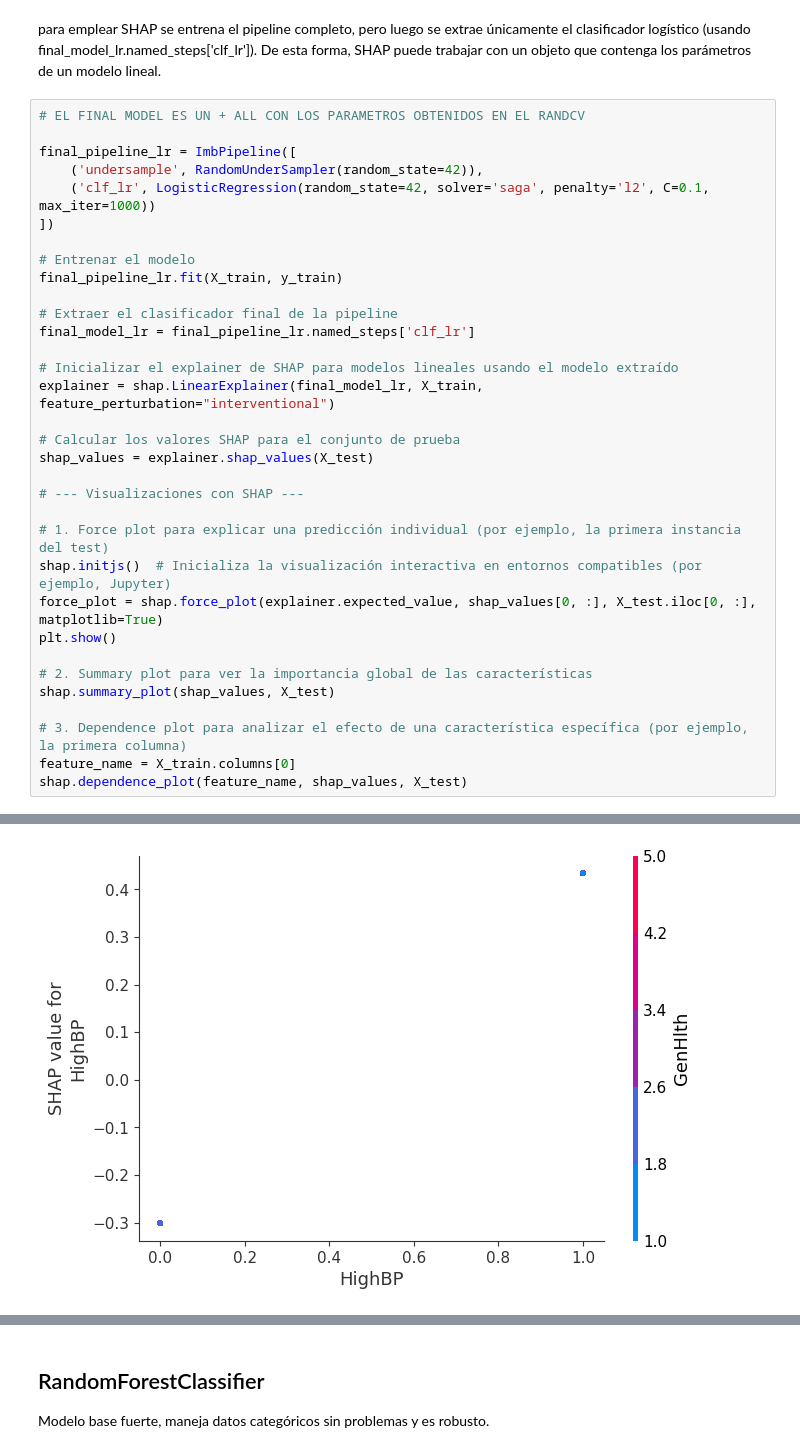
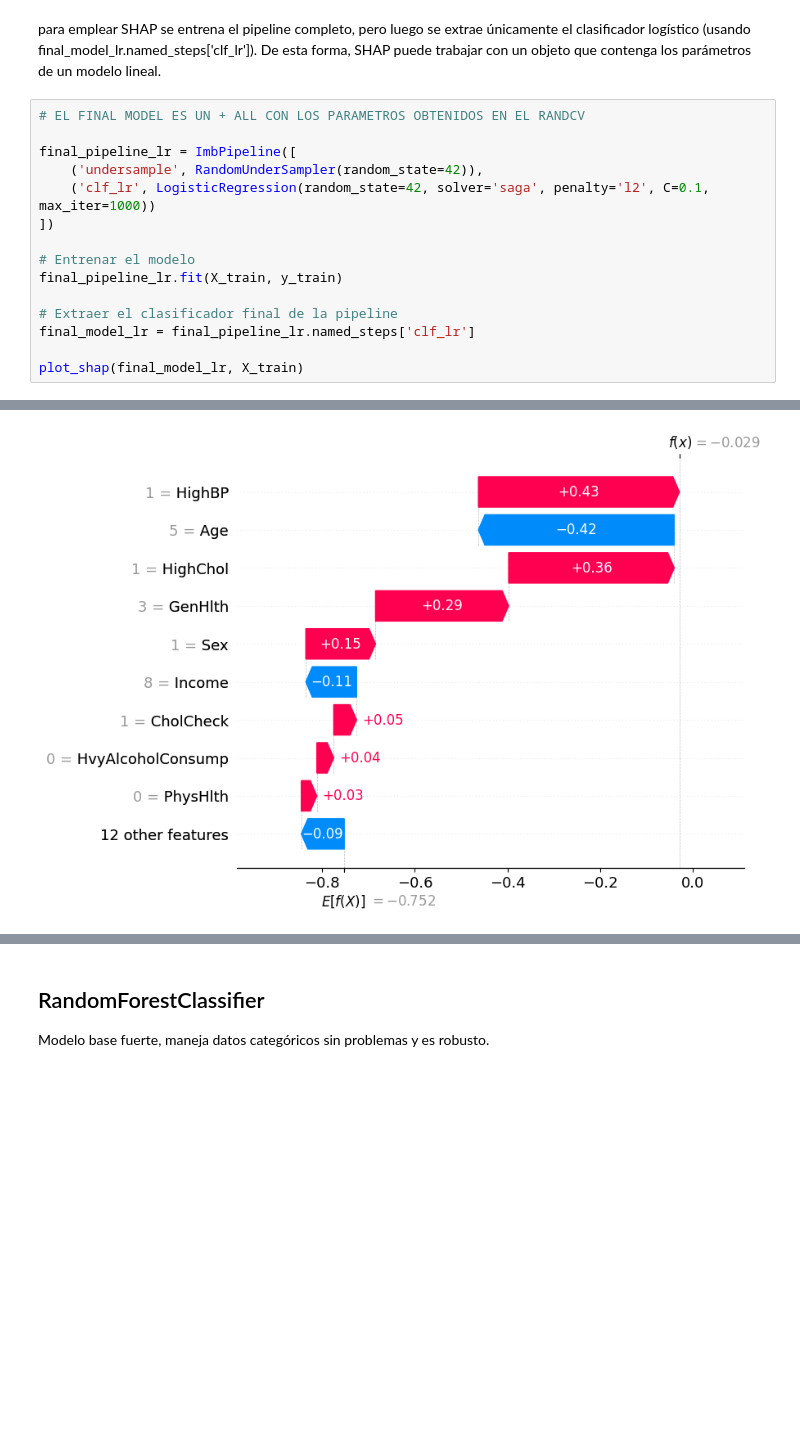
Before and after one commit to raquelgosalbezsirvent/Diabetes-Health-Indicators-ML, a Jupyter notebook: Practica_final.ipynb, the cells around one changed output, grey strips where cells are left out. Drawn from its saved outputs; the diff is of its cells as text; blank space fills up the shorter version.

```diff
--- a/Practica_final.ipynb
+++ b/Practica_final.ipynb
@@ -1612,38 +1789,20 @@ para emplear SHAP se entrena el pipeline completo, pero luego se extrae únicame
 # %%
 # EL FINAL MODEL ES UN + ALL CON LOS PARAMETROS OBTENIDOS EN EL RANDCV
 
 final_pipeline_lr = ImbPipeline([
     ('undersample', RandomUnderSampler(random_state=42)),
     ('clf_lr', LogisticRegression(random_state=42, solver='saga', penalty='l2', C=0.1, max_iter=1000))
 ])
 
 # Entrenar el modelo
 final_pipeline_lr.fit(X_train, y_train)
 
 # Extraer el clasificador final de la pipeline
 final_model_lr = final_pipeline_lr.named_steps['clf_lr']
 
-# Inicializar el explainer de SHAP para modelos lineales usando el modelo extraído
-explainer = shap.LinearExplainer(final_model_lr, X_train, feature_perturbation="interventional")
-
-# Calcular los valores SHAP para el conjunto de prueba
-shap_values = explainer.shap_values(X_test)
-
-# --- Visualizaciones con SHAP ---
-
-# 1. Force plot para explicar una predicción individual (por ejemplo, la primera instancia del test)
-shap.initjs()  # Inicializa la visualización interactiva en entornos compatibles (por ejemplo, Jupyter)
-force_plot = shap.force_plot(explainer.expected_value, shap_values[0, :], X_test.iloc[0, :], matplotlib=True)
-plt.show()
-
-# 2. Summary plot para ver la importancia global de las características
-shap.summary_plot(shap_values, X_test)
-
-# 3. Dependence plot para analizar el efecto de una característica específica (por ejemplo, la primera columna)
-feature_name = X_train.columns[0]
-shap.dependence_plot(feature_name, shap_values, X_test)
+plot_shap(final_model_lr, X_train)
 # %% [output]
 [interactive output not drawn]
 [figure]
 [figure]
-[figure, old version]
+[figure, new version]
```
Also changed, not shown: parts of 28 cells of this notebook, 1 other file.
